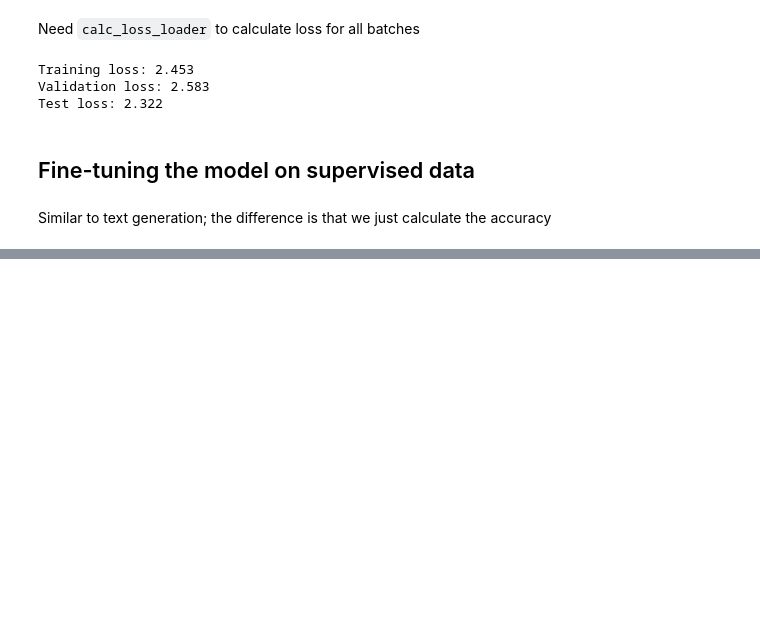
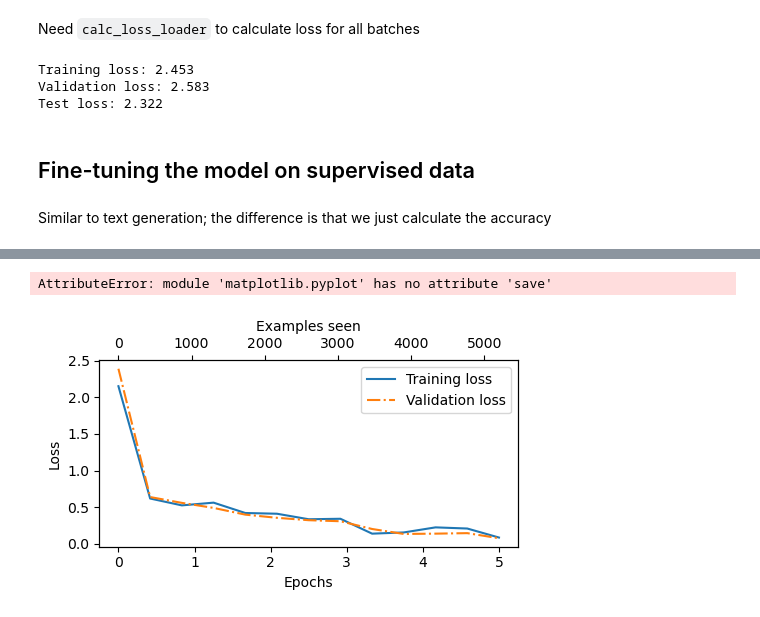
Before and after one commit to hongsupshin/hongsupshin.github.io, a Jupyter notebook: posts/2024-11-26/notebook.ipynb, the cells around one changed output, grey strips where cells are left out. Cells and saved outputs as stored; diff of their text form; code cells hidden in the pictures; blank space fills up the shorter version.

```diff
--- a/posts/2024-11-26/notebook.ipynb
+++ b/posts/2024-11-26/notebook.ipynb
@@ -644,3 +644,8 @@ def plot_values(epochs_seen, examples_seen, train_values, val_values, label="los
 # %%
 epochs_tensor = torch.linspace(0, num_epochs, len(train_losses))
 examples_seen_tensor = torch.linspace(0, examples_seen, len(train_losses))
+
+plot_values(epochs_tensor, examples_seen_tensor, train_losses, val_losses)
+# %% [output]
+AttributeError: module 'matplotlib.pyplot' has no attribute 'save'
+[figure, added]
```
Also changed, not shown: parts of 10 cells of this notebook.
